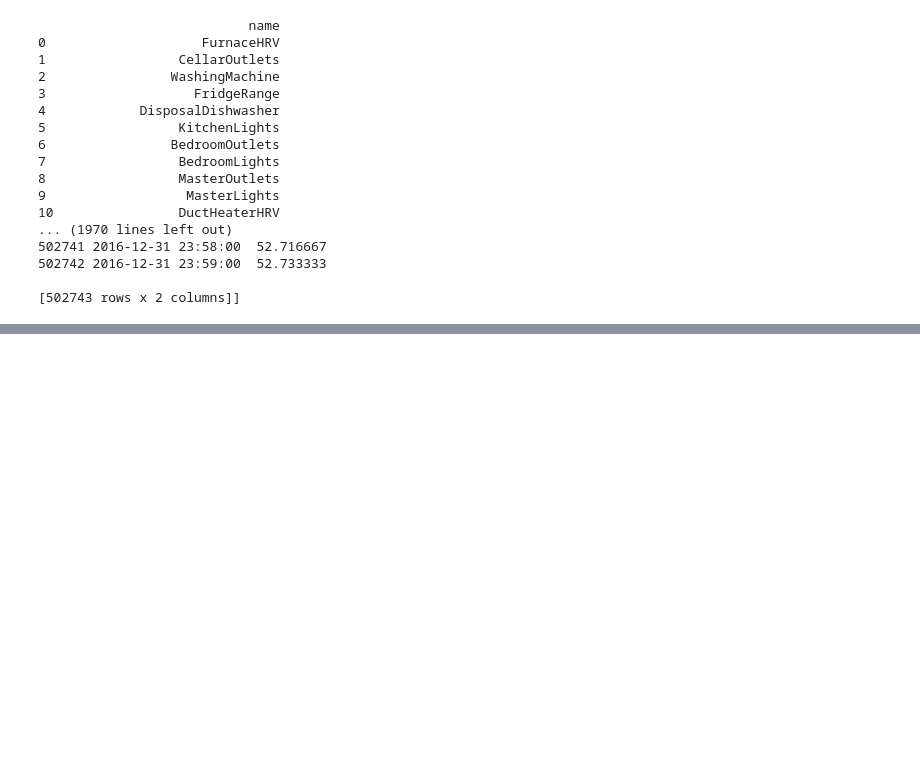
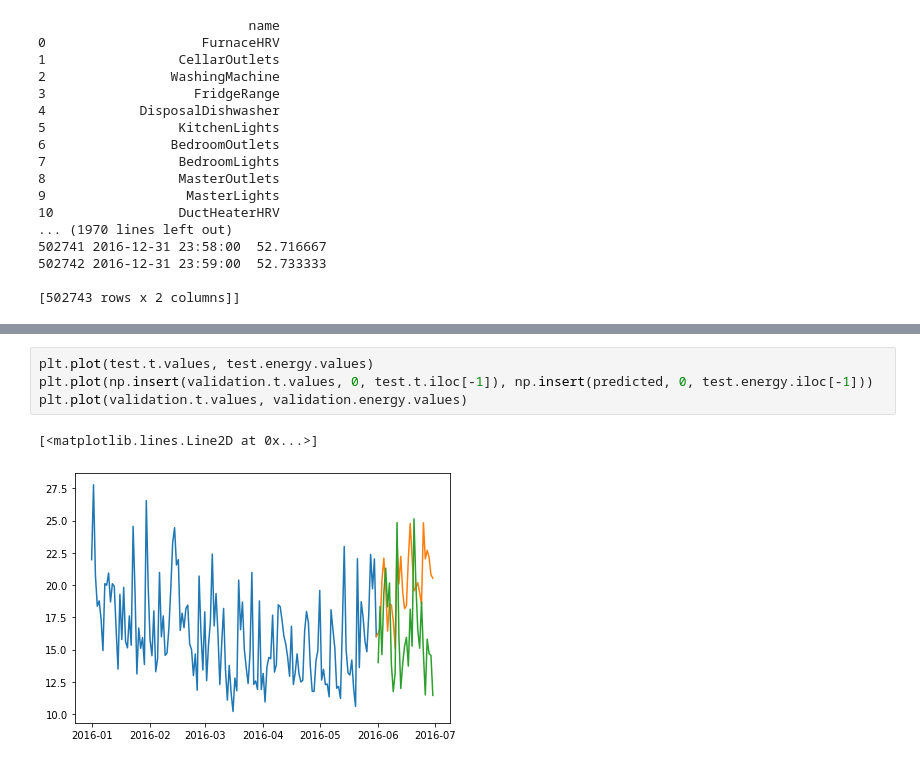
Before and after one commit to tiagoyukio12/TCC-2019, a Jupyter notebook: predicao/predicao.ipynb, the cells around one changed output, grey strips where cells are left out. Drawn from its saved outputs; the diff is of its cells as text; blank space fills up the shorter version.

```diff
--- a/predicao/predicao.ipynb
+++ b/predicao/predicao.ipynb
@@ -426,3 +431,10 @@ plt.plot(predict_dates[:25], next_25)
+# %%
+plt.plot(test.t.values, test.energy.values)
+plt.plot(np.insert(validation.t.values, 0, test.t.iloc[-1]), np.insert(predicted, 0, test.energy.iloc[-1]))
+plt.plot(validation.t.values, validation.energy.values)
+# %% [output]
+[<matplotlib.lines.Line2D at 0x...>]
+[figure, added]
 # %%
 def qry_ARIMA(days_predicted, pdq):
     """Runs a query for the forecast consumption using an ARIMA model.
```
Also changed, not shown: parts of 8 cells of this notebook.
